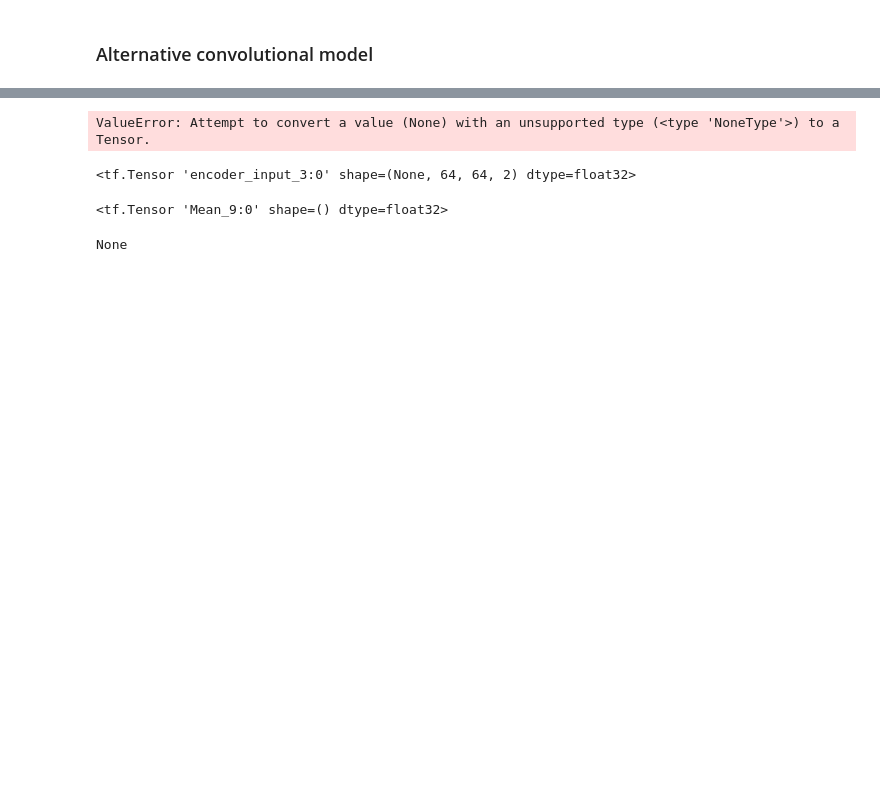
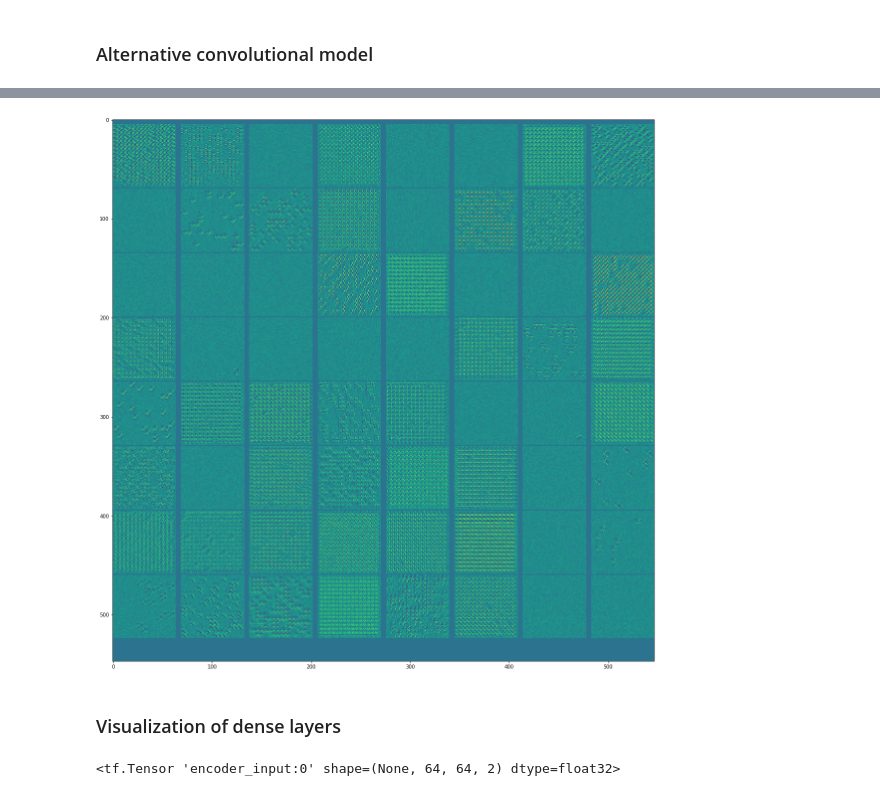
Before and after one commit to elichou/jupyternotebooks, a Jupyter notebook: Visual_learning_reaching/armcodlib/Visual_Learning_3d_Arm.ipynb, the cells around one changed output, grey strips where cells are left out. Saved outputs shown, nothing was run; the diff lists cells and outputs as text; code cells hidden in the pictures; blank space fills up the shorter version.

```diff
--- a/Visual_learning_reaching/armcodlib/Visual_Learning_3d_Arm.ipynb
+++ b/Visual_learning_reaching/armcodlib/Visual_Learning_3d_Arm.ipynb
@@ -215,33 +286 @@ for i in range(31):
 ... (19 outputs left out)
-# %%
-from keras import backend as K
-
-with tf.GradientTape() as g :
-    def generate_pattern(layer_name, filter_index, size=150):
-        layer_output = encoder_conv.get_layer(layer_name).output
-        loss = tf.keras.backend.mean(layer_output[:,:,:,filter_index])
-        g.watch(loss)
-        grads = g.gradient(loss, encoder_conv.input)
-        grads /= (tf.keras.backend.sqrt(tf.keras.backend.mean(tf.keras.backend.square(grads)))+1e-5)
-        iterate = K.function([encoder_conv.input], [loss, grads])
-        input_img_data = np.random.random((1,img_size, img_size,3))*20 + 128.
-        step = 1.
-        for i in range(40):
-            loss_value, grads_value = iterate([input_img_data])
-            input_img_data += grads_value * step
-        img = input_img_data[0]
-        return deprocess_images(img)
-
-    def deprocess_image(x):
-        x -= x.mean()
-        x /= (x.std() + 1e-5)
-        x+= 0.5
-        x = np.clip(x,0,255).astype('uint8')
-        return x
-    plt.imshow(generate_pattern('conv_x_1', 0))
-# %% [output]
-ValueError: Attempt to convert a value (None) with an unsupported type (<type 'NoneType'>) to a Tensor.
-# %%
-encoder_conv.input
-# %% [output]
-<tf.Tensor 'encoder_input_3:0' shape=(None, 64, 64, 2) dtype=float32>
@@ -252,4 +286,0 @@ loss = tf.keras.backend.mean(layer_output[:,:,:,0])
-# %%
-loss
-# %% [output]
-<tf.Tensor 'Mean_9:0' shape=() dtype=float32>
@@ -260,4 +287,27 @@ with tf.GradientTape() as g:
-# %%
-print grads
-# %% [output]
-None
+# %%
+size = 64
+margin = 5
+results = np.zeros((8*size + 7*margin, 8*size + 7*margin, 1))
+
+for i in tqdm.tqdm(range(8)):
+    for j in tqdm.tqdm(range(8)):
+        filter_img = generate_conv_pattern(model, i + (j*8), 10000)
+        horizontal_start = i * size + i + margin
+        horizontal_end = horizontal_start + size
+        vertical_start = j * size + j * margin
+        vertical_end = vertical_start + size
+        results[horizontal_start: horizontal_end, vertical_start: vertical_end, : ] =  filter_img
+# %%
+plt.figure(figsize=(20,20))
+plt.imshow(results[:,:,0])
+savefig('images/filter_conv_response.png')
+# %% [output]
+[figure, added]
+# %% [markdown]
+### Visualization of dense layers
+# %%
+model = encoder_conv
+model.output
+model.input
+# %% [output]
+<tf.Tensor 'encoder_input:0' shape=(None, 64, 64, 2) dtype=float32>
```
Also changed, not shown: parts of 31 cells of this notebook, 2 other files.
